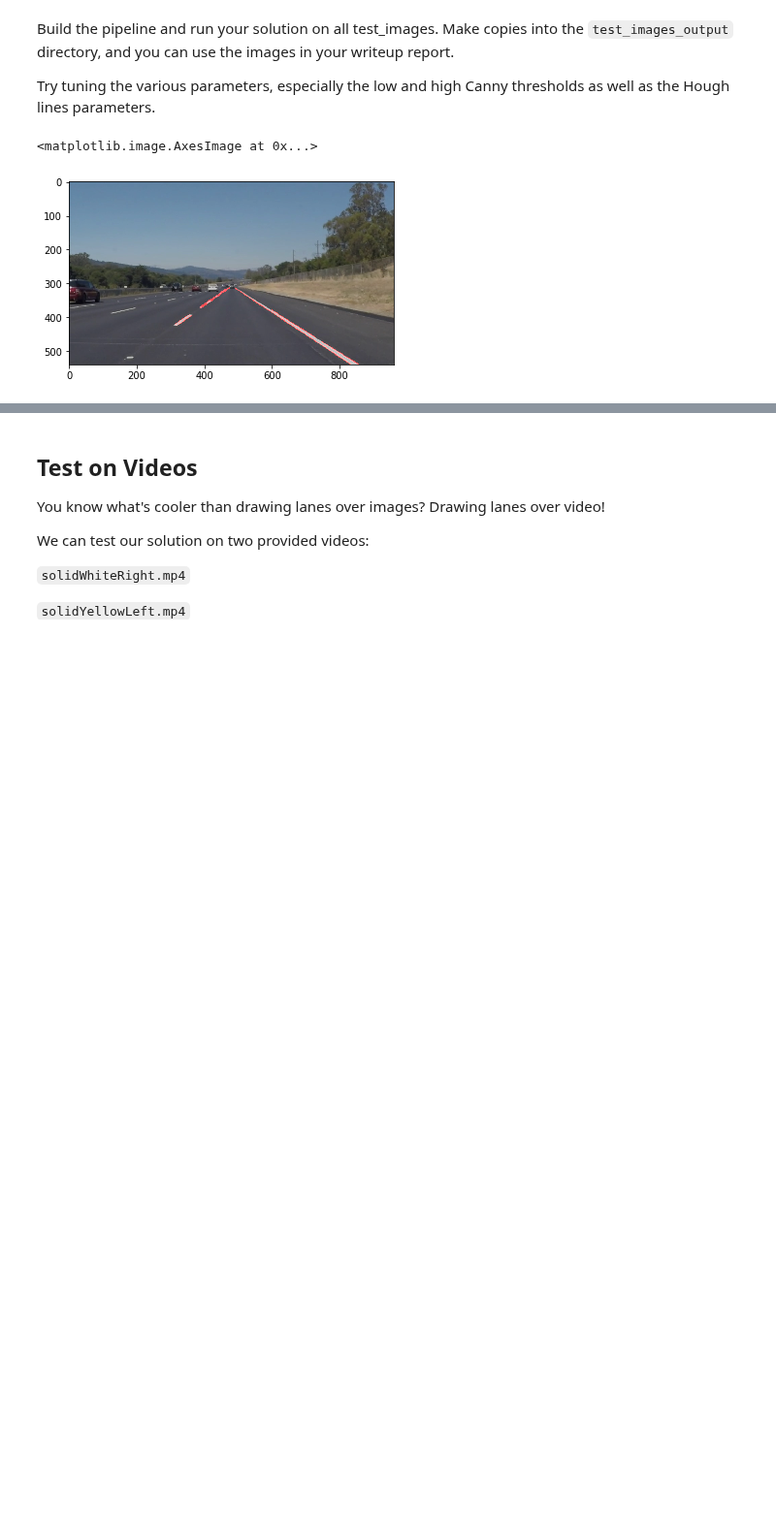
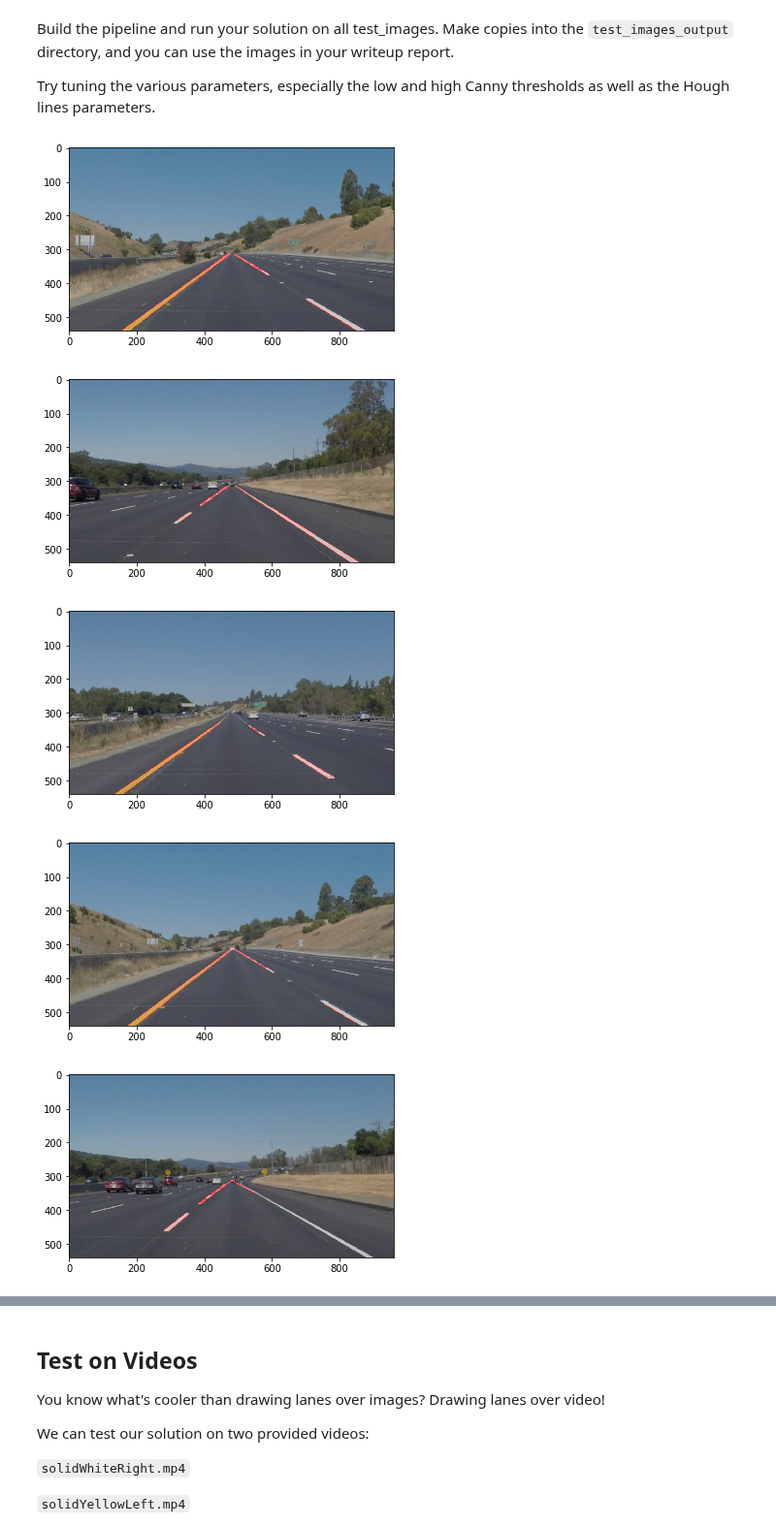
Before and after one commit to Kastouri/FindingLaneLines, a Jupyter notebook: P1_finding_lane_lines.ipynb, the cells around one changed output, grey strips where cells are left out. Shown at 97% size. Drawn from its saved outputs; the diff is of its cells as text; code cells hidden in the pictures; blank space fills up the shorter version.

Commit message:
testing the pipeline for  all the test images

```diff
--- a/P1_finding_lane_lines.ipynb
+++ b/P1_finding_lane_lines.ipynb
@@ -150,4 +168,4 @@ Build your pipeline to work on the images in the directory "test_images"
 **You should make sure your pipeline works well on these images before you try the videos.**
 # %%
 import os
-os.listdir("test_images/")  # show the list of images in test_images/
+images_list = os.listdir("test_images/")  # show the list of images in test_images/
@@ -166,23 +177,31 @@ Build the pipeline and run your solution on all test_images. Make copies into th
 Try tuning the various parameters, especially the low and high Canny thresholds as well as the Hough lines parameters.
 # %%
 # TODO: Build your pipeline that will draw lane lines on the test_images
-# read and grayscale the image
-image = mpimg.imread('test_images/solidWhiteRight.jpg')
-imshape = image.shape  # get the image shape
-gray = cv2.cvtColor(image, cv2.COLOR_RGB2GRAY)
-# apply Gaussian smoothing
-blur_gray = gaussian_blur(gray, kernel_size=5)
-# apply Canny Edge Detection
-edges = canny(blur_gray, low_threshold=50, high_threshold=150)
-# mask the region we are not intersted in
-vertices = np.array([[(imshape[1]*0.1,imshape[0]),(imshape[1]*0.49, imshape[0]*0.58), (imshape[1]* 0.51, imshape[0]* 0.58), (imshape[1]*0.9,imshape[0])]], dtype=np.int32)
-masked_edges = region_of_interest(edges, vertices=vertices)
-# apply Hough to find lines in the detected edges
-line_img = hough_lines(masked_edges, rho=2, theta=np.pi/180, threshold=15, min_line_len=40, max_line_gap=20)
-# add the detected lines to the original image
-image_with_lines = weighted_img(line_img, initial_img=image)
-plt.imshow(image_with_lines)
-# save to the test_images_output directory
+i = 0
+for image_name in images_list:
+    # read and grayscale the image
+    image = mpimg.imread('test_images/' + image_name)
+    imshape = image.shape  # get the image shape
+    gray = cv2.cvtColor(image, cv2.COLOR_RGB2GRAY)
+    # apply Gaussian smoothing
+    blur_gray = gaussian_blur(gray, kernel_size=5)
+    # apply Canny Edge Detection
+    edges = canny(blur_gray, low_threshold=50, high_threshold=150)
+    # mask the region we are not intersted in
+    vertices = np.array([[(imshape[1]*0.1,imshape[0]),(imshape[1]*0.49, imshape[0]*0.58), (imshape[1]* 0.51, imshape[0]* 0.58), (imshape[1]*0.9,imshape[0])]], dtype=np.int32)
+    masked_edges = region_of_interest(edges, vertices=vertices)
+    # apply Hough to find lines in the detected edges
+    line_img = hough_lines(masked_edges, rho=2, theta=np.pi/180, threshold=15, min_line_len=40, max_line_gap=20)
+    # add the detected lines to the original image
+    image_with_lines = weighted_img(line_img, initial_img=image)
+    plt.figure(i)
+    i = i + 1
+    plt.imshow(image_with_lines)
+    # save to the test_images_output directory
+    mpimg.imsave('test_images_output/' + image_name , image_with_lines)
 # %% [output]
-<matplotlib.image.AxesImage at 0x...>
-[figure, old version]
+[figure, new version]
+[figure, added]
+[figure, added]
+[figure, added]
+[figure, added]
```
Also changed, not shown: parts of 3 cells of this notebook, 1 other file.
